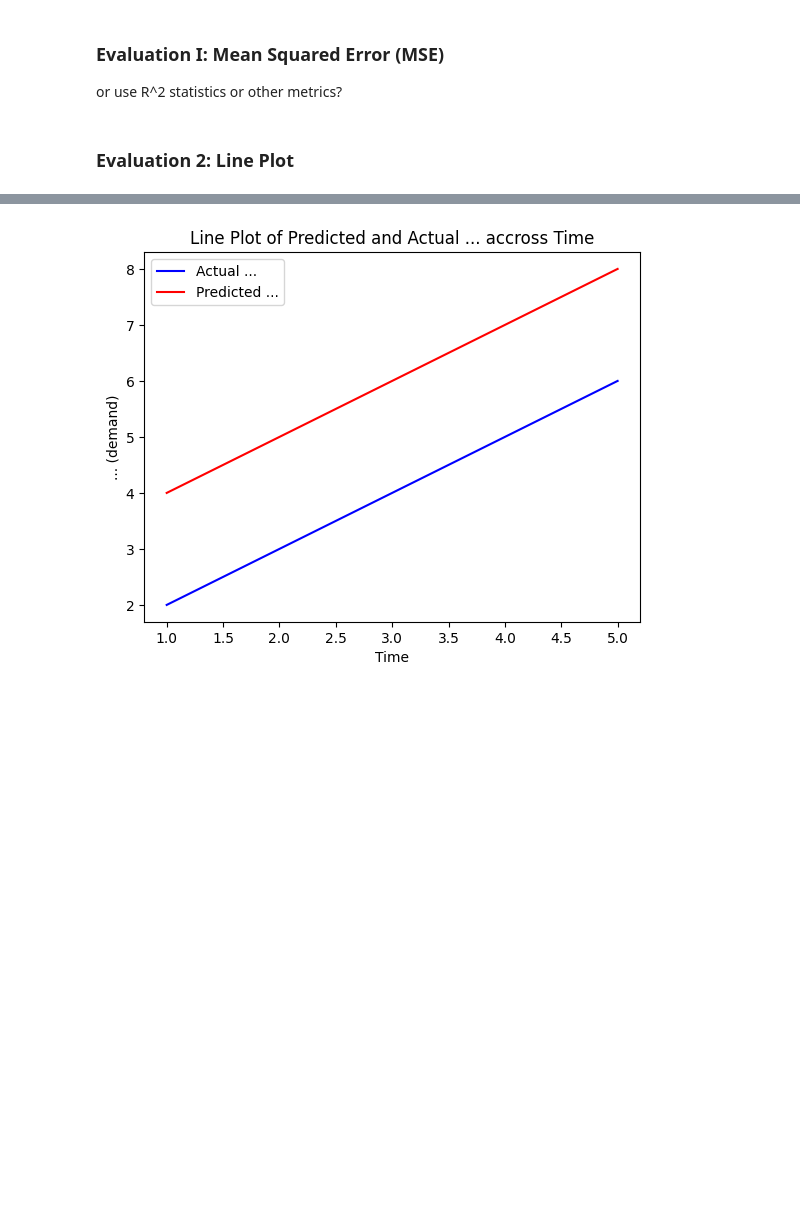
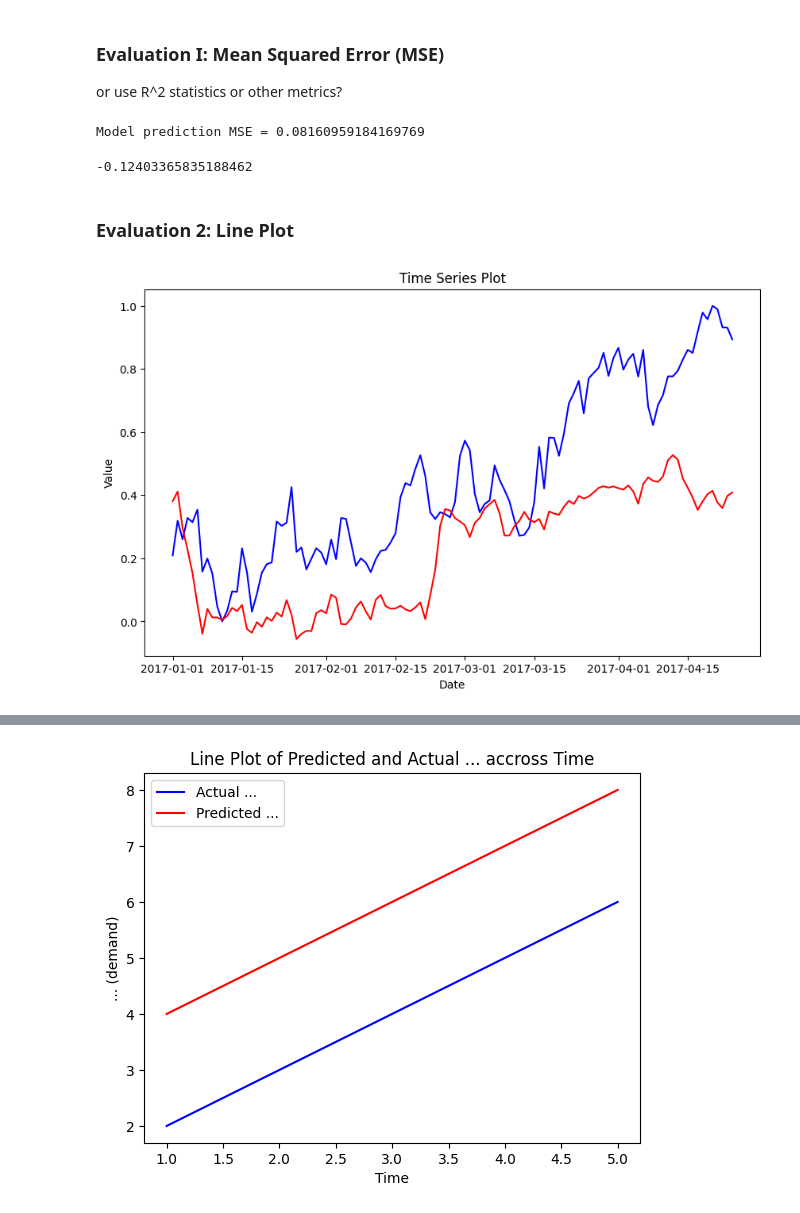
Before and after one commit to Qiaoran-M/dsa4212_lstm, a Jupyter notebook: run.ipynb, the cells around one changed output, grey strips where cells are left out. Cells and saved outputs as stored; diff of their text form; code cells hidden in the pictures; blank space fills up the shorter version.

```diff
--- a/run.ipynb
+++ b/run.ipynb
@@ -18,0 +124,14 @@ X_train, Y_train, X_val, Y_val, X_test, Y_test = [], [], [], [], [], []  # dummy
+# %%
+n_timesteps = 2
+X_train, Y_train = [], []
+for i in range(0, df_train.shape[0], n_timesteps):
+    if i + 2 * n_timesteps < df_train.shape[0]:
+        X = df_train[i: i + n_timesteps, 1:]
+        Y = df_train[i + n_timesteps: i + 2 * n_timesteps, 0]
+        X_train.append(X)
+        Y_train.append(Y)
+X_train, Y_train = np.array(X_train), np.array(Y_train)
+X_train.shape, Y_train.shape
+split_index = int(X_train.shape[0] * 0.8)
+X_train, Y_train, X_val, Y_val = X_train[:split_index], Y_train[:split_index], X_train[split_index:], Y_train[split_index:]
+X_train.shape, Y_train.shape, X_val.shape, Y_val.shape
@@ -22,11 +143,10 @@ X_train, Y_train, X_val, Y_val, X_test, Y_test = [], [], [], [], [], []  # dummy
 The following cell initialize and runs the LSTM model on the processed data.
 # %%
 # initialize hyperparameters
-input_dim, hidden_dim, output_dim = 0, 0, 0
-num_epoches = 100
-learning_rate = 0.01
+input_dim, hidden_dim, output_dim = num_features + 8, 8, 1
+num_epoches = 500
+learning_rate = 0.05
 batch_size = 128
-
 # train model
 model = Lstm(input_dim, hidden_dim, output_dim, num_epoches, learning_rate, batch_size)
 model.train(X_train, Y_train, X_val, Y_val)
@@ -37,5 +175,24 @@ Y_test_pred = model.predict(X_test)
 or use R^2 statistics or other metrics?
 # %%
 print(f'Model prediction MSE = {mse(Y_test, Y_test_pred)}')
+from sklearn.metrics import r2_score
+r_squared = r2_score(Y_test, Y_test_pred)
+r_squared
+# %% [output]
+Model prediction MSE = 0.08160959184169769
+-0.12403365835188462
 # %% [markdown]
 ### Evaluation 2: Line Plot
+# %%
+import matplotlib.pyplot as plt
+
+# Plotting
+plt.figure(figsize=(10, 6))
+plt.plot(test_dates, Y_test, label='True',color='blue', linestyle='-')
+plt.plot(test_dates, Y_test_pred, label='Pred',color='red', linestyle='-')
+plt.title('Time Series Plot')
+plt.xlabel('Date')
+plt.ylabel('Value')
+plt.show()
+# %% [output]
+[figure, added]
```
Also changed, not shown: parts of 9 cells of this notebook, 10 other files.
